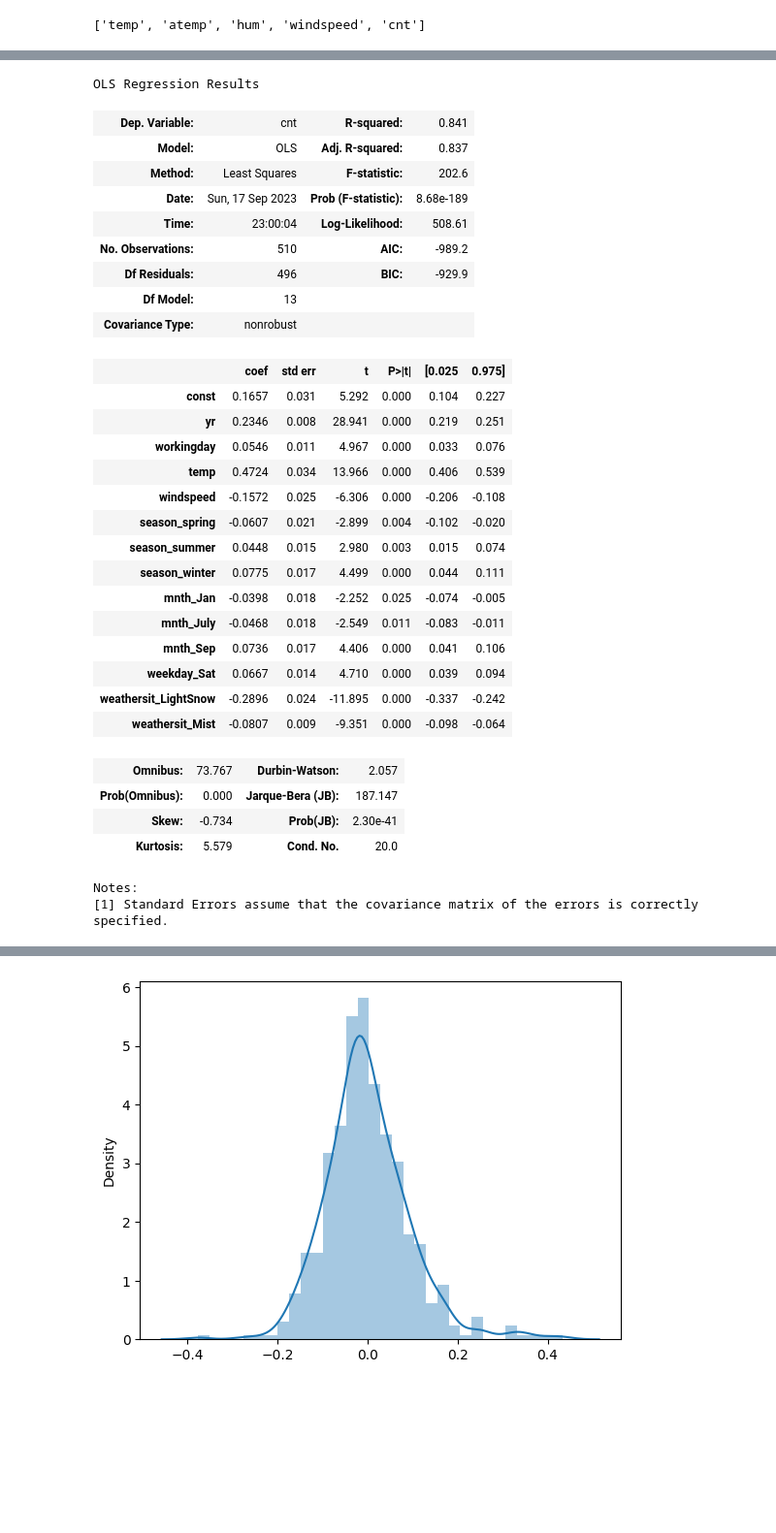
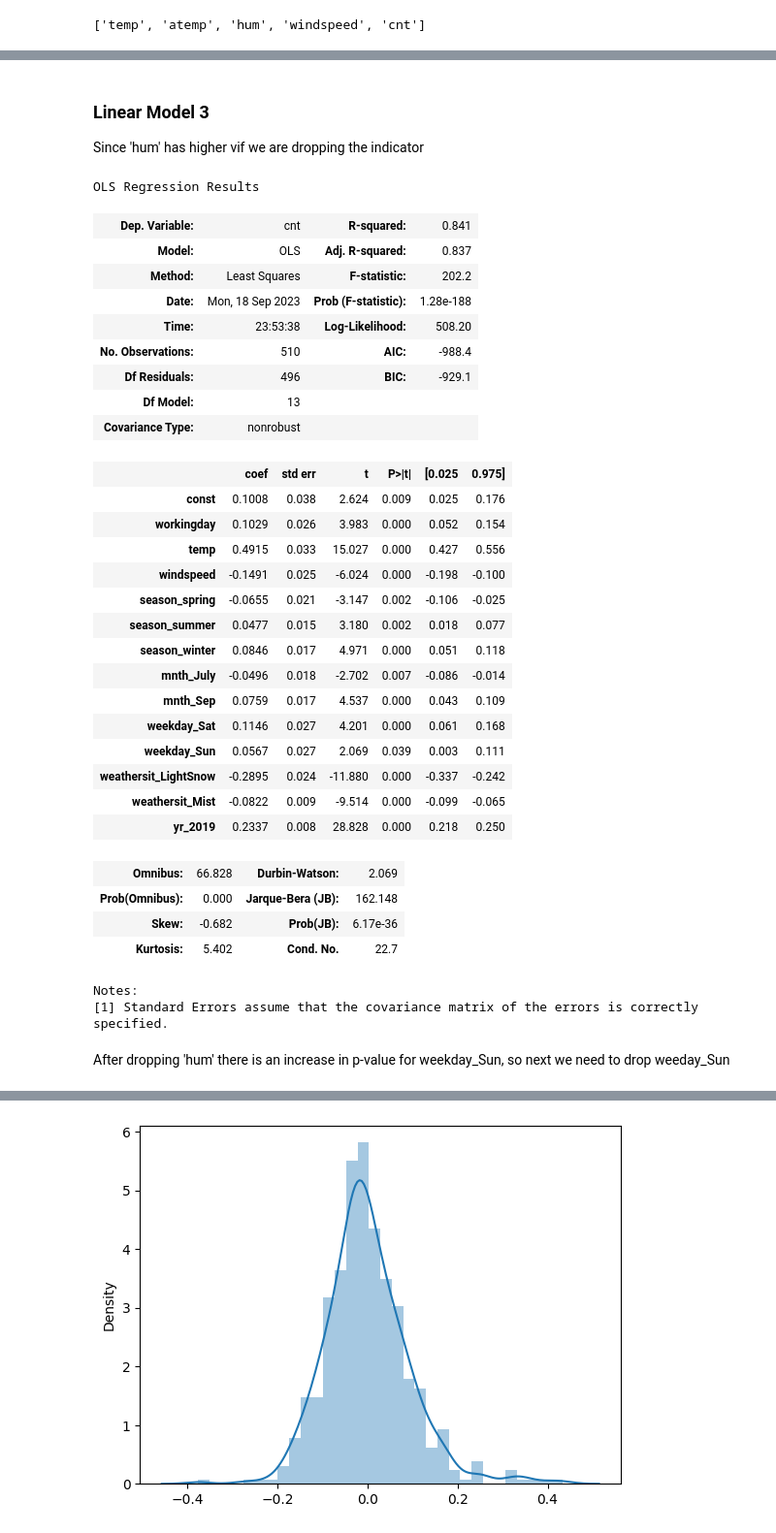
Before and after one commit to Jithendrian/LinearRegressionAssignment, a Jupyter notebook: BikeSharingAssignment_Jithendrian.ipynb, the cells around one changed output, grey strips where cells are left out. Shown at 97% size. Drawn from its saved outputs; the diff is of its cells as text; code cells hidden in the pictures; blank space fills up the shorter version.

```diff
--- a/BikeSharingAssignment_Jithendrian.ipynb
+++ b/BikeSharingAssignment_Jithendrian.ipynb
@@ -39,34 +193,36 @@ def season_map(x):
     dictionary = {1:'spring', 2:'summer', 3:'fall', 4:'winter'}
     return dictionary[x]
 
-import calendar
-# Defining the day map function
+#Below commented code can be used for avoiding hardcoded weekdays
+'''
 day_dictionary = {}
 for i in range(7):
     day_dictionary[i] = calendar.day_name[i-1]
+'''
 
+# Defining the day map function
 def day_map(x):
     #global day_dictionary
     day_dictionary = {0:'Sun',1:'Mon',2:'Tue',3:'Wed',4:'Thu',5:'Fri',6:'Sat'}
     return day_dictionary[x]
 
-#Defining month map function
+
+#Below commented code can be used for avoiding hardcoded months
+'''
 month_dictionary = {}
 for i in range(1, 13):
     month_dictionary[i] = calendar.month_name[i]
-
+'''
+#Defining month map function
 def month_map(x):
     #global month_dictionary
     #This is to take only first 3 characters for easy representation
-    month_dictionary = {1:'Jan',2:'Feb',3:'Mar',4:'Apr',5:'May',6:'June',7:'July',8:'Aug',9:'Sep',10:'Oct',11:'Nov',12:'Dec'}
+    month_dictionary = {1:'Jan',2:'Feb',3:'Mar',4:'Apr',5:'May',6:'Jun',7:'July',8:'Aug',9:'Sep',10:'Oct',11:'Nov',12:'Dec'}
     return month_dictionary[x]
 
 def year_map(x):
     year_dictionary = {0: '2018', 1:'2019'}
     return year_dictionary[x]
-
-indicators = ['season', 'mnth', 'weekday','weathersit']
-maps = [season_map, month_map, day_map, weather_map]
 # %%
 # Applying the function to the housing list
 '''
@@ -76,5 +232,7 @@ bike['weekday'] = bike['weekday'].apply(day_map)
 bike['mnth'] = bike['mnth'].apply(month_map)
 bike['yr'] = bike['yr'].apply(year_map)
 '''
+indicators = ['season', 'mnth', 'weekday','weathersit', 'yr']
+maps = [season_map, month_map, day_map, weather_map, year_map]
 for i in range(len(indicators)):
     bike[indicators[i]] = bike[indicators[i]].apply(maps[i])
@@ -345,5 +717,5 @@ vif
 # %%
-X_train_rfe_m1 = X_train_rfe.drop(["hum"], axis = 1)
+X_train_rfe_m1 = X_train_rfe.drop(["holiday"], axis = 1)
 X_train_rfe_m1_lm, X_train_rfe_m1, lm = modelling(X_train_rfe_m1)
 lm.summary()
 # %% [output]
@@ -401,39 +775,45 @@ vif
+# %% [markdown]
+### Linear Model 3
+
+Since 'hum' has higher vif we are dropping the indicator
 # %%
-X_train_rfe_m2 = X_train_rfe_m1.drop(["holiday"], axis = 1)
+X_train_rfe_m2 = X_train_rfe_m1.drop(["hum"], axis = 1)
 X_train_rfe_m2_lm, X_train_rfe_m2, lm = modelling(X_train_rfe_m2)
 lm.summary()
 # %% [output]
 OLS Regression Results
 | Dep. Variable: | cnt | R-squared: | 0.841 |
 | Model: | OLS | Adj. R-squared: | 0.837 |
-| Method: | Least Squares | F-statistic: | 202.6 |
-| Date: | Sun, 17 Sep 2023 | Prob (F-statistic): | 8.68e-189 |
-| Time: | 23:00:04 | Log-Likelihood: | 508.61 |
-| No. Observations: | 510 | AIC: | -989.2 |
-| Df Residuals: | 496 | BIC: | -929.9 |
+| Method: | Least Squares | F-statistic: | 202.2 |
+| Date: | Mon, 18 Sep 2023 | Prob (F-statistic): | 1.28e-188 |
+| Time: | 23:53:38 | Log-Likelihood: | 508.20 |
+| No. Observations: | 510 | AIC: | -988.4 |
+| Df Residuals: | 496 | BIC: | -929.1 |
 | Df Model: | 13 |  |  |
 | Covariance Type: | nonrobust |  |  |
 |  | coef | std err | t | P>|t| | [0.025 | 0.975] |
-| const | 0.1657 | 0.031 | 5.292 | 0.000 | 0.104 | 0.227 |
-| yr | 0.2346 | 0.008 | 28.941 | 0.000 | 0.219 | 0.251 |
-| workingday | 0.0546 | 0.011 | 4.967 | 0.000 | 0.033 | 0.076 |
-| temp | 0.4724 | 0.034 | 13.966 | 0.000 | 0.406 | 0.539 |
-| windspeed | -0.1572 | 0.025 | -6.306 | 0.000 | -0.206 | -0.108 |
-| season_spring | -0.0607 | 0.021 | -2.899 | 0.004 | -0.102 | -0.020 |
-| season_summer | 0.0448 | 0.015 | 2.980 | 0.003 | 0.015 | 0.074 |
-| season_winter | 0.0775 | 0.017 | 4.499 | 0.000 | 0.044 | 0.111 |
-| mnth_Jan | -0.0398 | 0.018 | -2.252 | 0.025 | -0.074 | -0.005 |
-| mnth_July | -0.0468 | 0.018 | -2.549 | 0.011 | -0.083 | -0.011 |
-| mnth_Sep | 0.0736 | 0.017 | 4.406 | 0.000 | 0.041 | 0.106 |
-| weekday_Sat | 0.0667 | 0.014 | 4.710 | 0.000 | 0.039 | 0.094 |
-| weathersit_LightSnow | -0.2896 | 0.024 | -11.895 | 0.000 | -0.337 | -0.242 |
-| weathersit_Mist | -0.0807 | 0.009 | -9.351 | 0.000 | -0.098 | -0.064 |
+| const | 0.1008 | 0.038 | 2.624 | 0.009 | 0.025 | 0.176 |
+| workingday | 0.1029 | 0.026 | 3.983 | 0.000 | 0.052 | 0.154 |
+| temp | 0.4915 | 0.033 | 15.027 | 0.000 | 0.427 | 0.556 |
+| windspeed | -0.1491 | 0.025 | -6.024 | 0.000 | -0.198 | -0.100 |
+| season_spring | -0.0655 | 0.021 | -3.147 | 0.002 | -0.106 | -0.025 |
+| season_summer | 0.0477 | 0.015 | 3.180 | 0.002 | 0.018 | 0.077 |
+| season_winter | 0.0846 | 0.017 | 4.971 | 0.000 | 0.051 | 0.118 |
+| mnth_July | -0.0496 | 0.018 | -2.702 | 0.007 | -0.086 | -0.014 |
+| mnth_Sep | 0.0759 | 0.017 | 4.537 | 0.000 | 0.043 | 0.109 |
+| weekday_Sat | 0.1146 | 0.027 | 4.201 | 0.000 | 0.061 | 0.168 |
+| weekday_Sun | 0.0567 | 0.027 | 2.069 | 0.039 | 0.003 | 0.111 |
+| weathersit_LightSnow | -0.2895 | 0.024 | -11.880 | 0.000 | -0.337 | -0.242 |
+| weathersit_Mist | -0.0822 | 0.009 | -9.514 | 0.000 | -0.099 | -0.065 |
+| yr_2019 | 0.2337 | 0.008 | 28.828 | 0.000 | 0.218 | 0.250 |
-| Omnibus: | 73.767 | Durbin-Watson: | 2.057 |
-| Prob(Omnibus): | 0.000 | Jarque-Bera (JB): | 187.147 |
-| Skew: | -0.734 | Prob(JB): | 2.30e-41 |
-| Kurtosis: | 5.579 | Cond. No. | 20.0 |
+| Omnibus: | 66.828 | Durbin-Watson: | 2.069 |
+| Prob(Omnibus): | 0.000 | Jarque-Bera (JB): | 162.148 |
+| Skew: | -0.682 | Prob(JB): | 6.17e-36 |
+| Kurtosis: | 5.402 | Cond. No. | 22.7 |
 Notes:
 [1] Standard Errors assume that the covariance matrix of the errors is correctly specified.
+# %% [markdown]
+After dropping 'hum' there is an increase in p-value for weekday_Sun, so next we need to drop weeday_Sun
 # %%
 vif = calculate_vif(X_train_rfe_m2)
 vif
```
Also changed, not shown: parts of 111 cells of this notebook.
